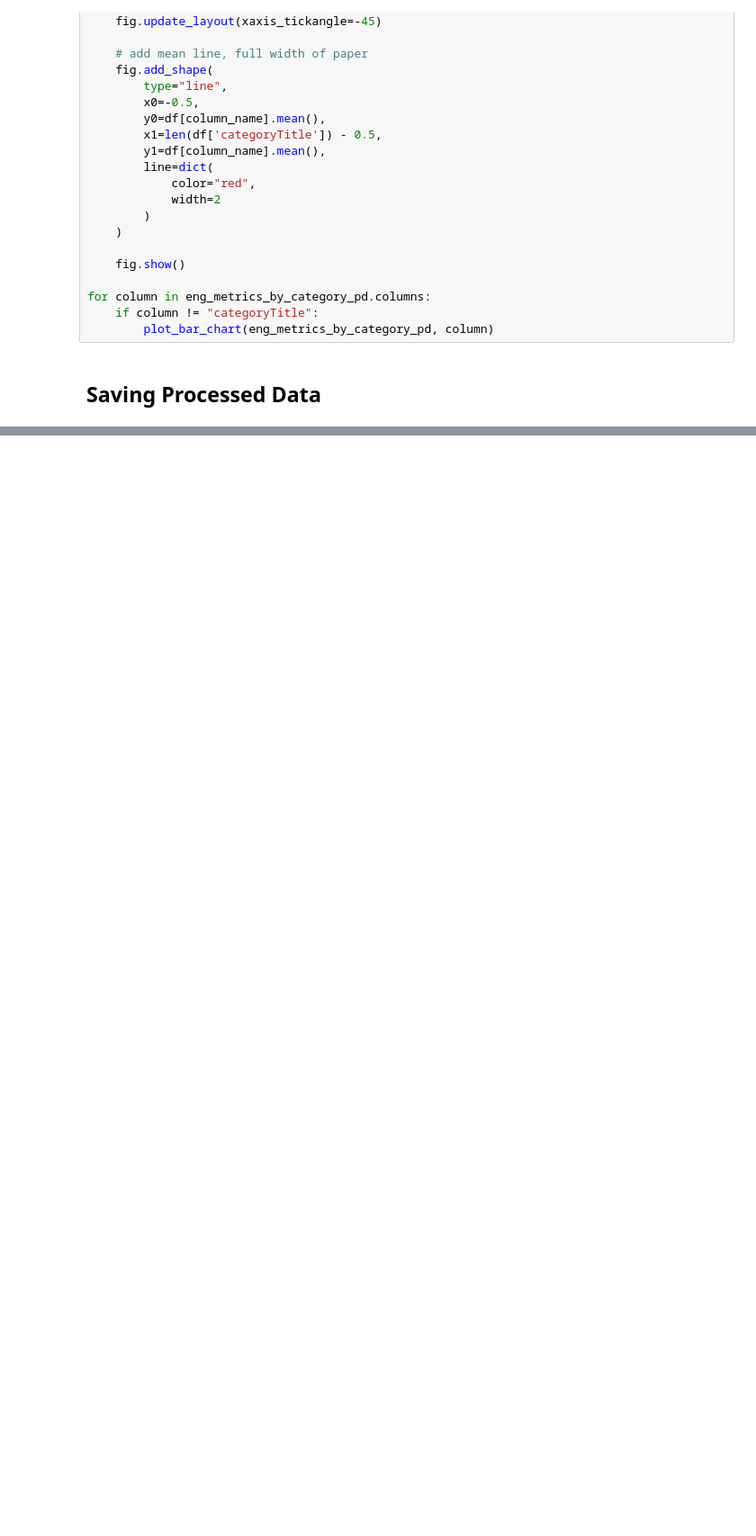
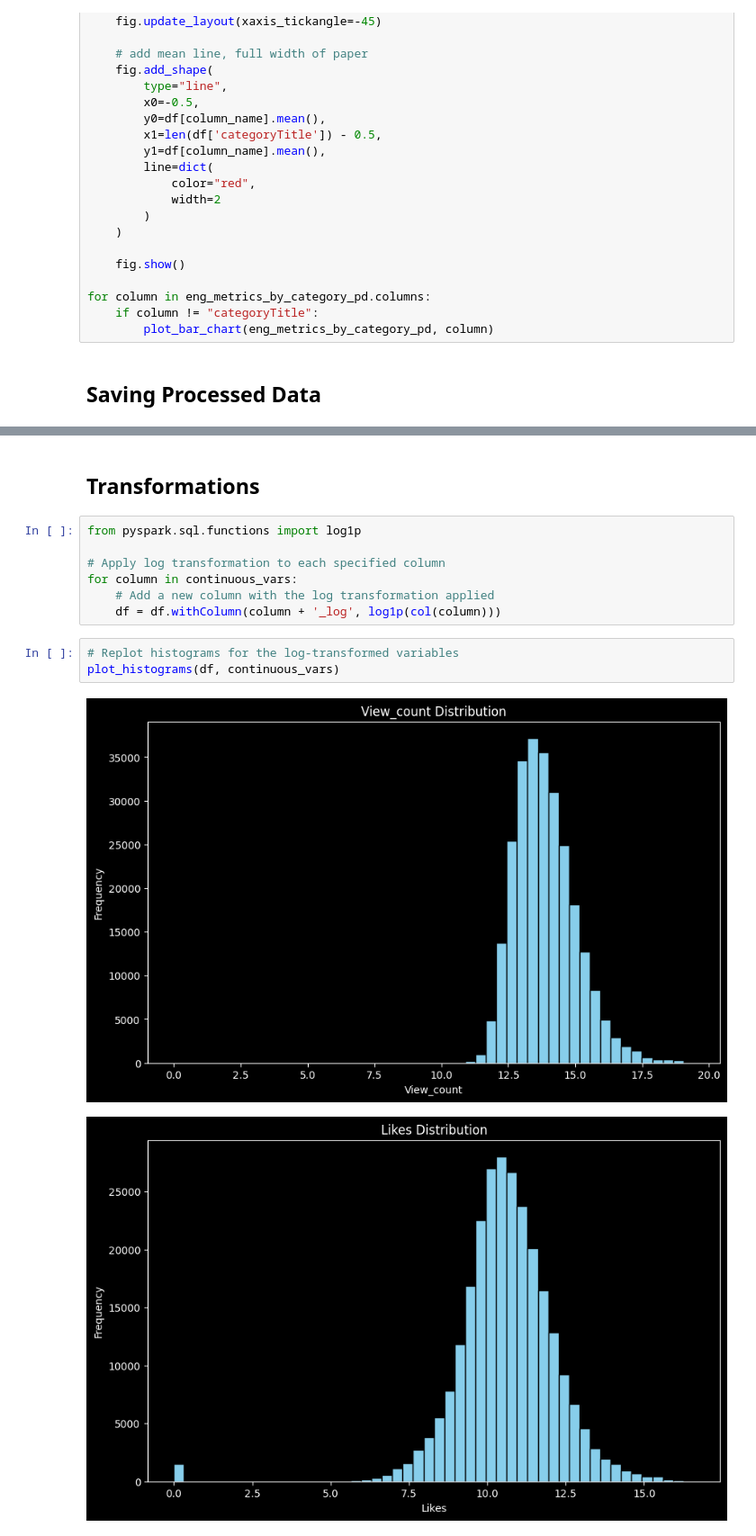
Before and after one commit to seszele64/Youtube-sentiment-analysis-project, a Jupyter notebook: 1. data.ipynb, the cells around one changed output, grey strips where cells are left out. Shown at 90% size. Drawn from its saved outputs; the diff is of its cells as text; blank space fills up the shorter version.

```diff
--- a/1. data.ipynb
+++ b/1. data.ipynb
@@ -262,0 +574,15 @@ org.apache.spark.SparkException: Exception thrown in awaitResult:
+# %% [markdown]
+## Transformations
+# %%
+from pyspark.sql.functions import log1p
+
+# Apply log transformation to each specified column
+for column in continuous_vars:
+    # Add a new column with the log transformation applied
+    df = df.withColumn(column + '_log', log1p(col(column)))
+# %%
+# Replot histograms for the log-transformed variables
+plot_histograms(df, continuous_vars)
+# %% [output]
+[figure, added]
+[figure, added]
```
Also changed, not shown: parts of 39 cells of this notebook.
